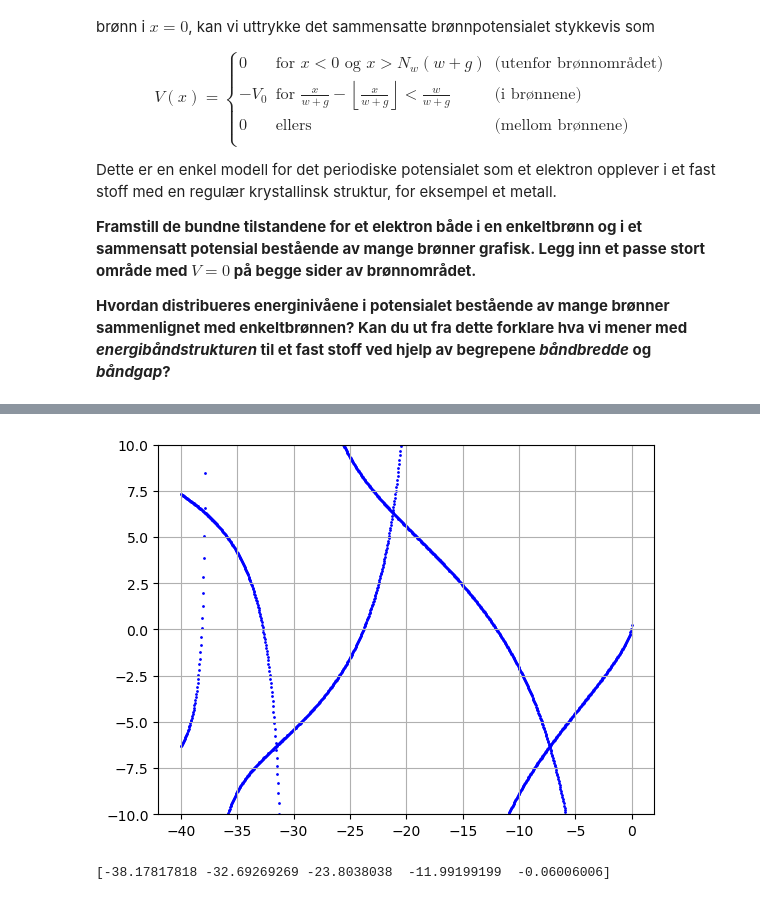
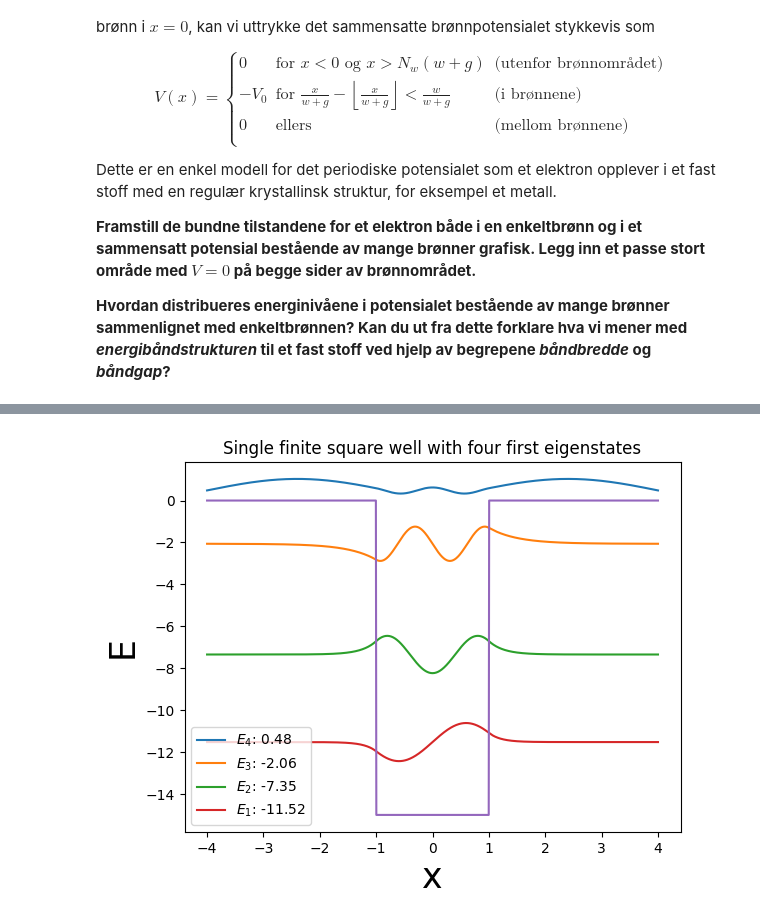
Before and after one commit to sondreklyve/semester3, a Jupyter notebook: Kvante/compex1.ipynb, the cells around one changed output, grey strips where cells are left out. Cells and saved outputs as stored; diff of their text form; code cells hidden in the pictures.

```diff
--- a/Kvante/compex1.ipynb
+++ b/Kvante/compex1.ipynb
@@ -276,25 +312,27 @@ plt.plot()
-# %%
-def f1(E, V0):
-    return np.sqrt(E+V0)*np.tan(np.sqrt(E+V0)) - np.sqrt(-E)
-def f2(E, V0, eps=1e-10):
-    return np.sqrt(E+V0+eps)/np.tan(np.sqrt(E+V0+eps)) + np.sqrt(-E)
-
-plt.scatter(E,f1(E,V0), s=1, color='blue')
-plt.scatter(E,f2(E,V0), s=1, color='blue')
-plt.grid()
-plt.ylim(-10,10)
-plt.show()
-
-
-f1s = f1(E, V0)
-f2s = f2(E, V0)
-
-zero_crossings_even = np.where(np.diff(np.sign(f1s)) * (np.abs(f1s[:-1])<3).astype(float))[0]
-zero_crossings_odd = np.where(np.diff(np.sign(f2s)) * (np.abs(f2s[:-1])<3).astype(float))[0]
-zero_crossings = np.sort(np.concatenate([zero_crossings_even, zero_crossings_odd]))
-Es_method1 =  (E[zero_crossings] + E[zero_crossings+1])/2
-
-print(Es_method1)
-# %% [output]
-[figure, removed]
-[-38.17817818 -32.69269269 -23.8038038  -11.99199199  -0.06006006]
+# %%
+omega = 2 * np.pi
+N = 1000
+w = 2  # Width of well
+V0 = 15
+
+x, dx = np.linspace(-2*w, 2*w, N, retstep=True)
+
+def V_func(x):
+    '''Define potential given position x'''
+    return -V0 * (np.abs(x) <= w / 2)
+
+V = np.array([V_func(i) for i in x])  # Evaluate potential along x-axis, and store in numpy array
+
+w, v = solve_schrodinger(V, dx)
+
+for n in range(4, 0, -1):  # Plot four first eigenstates
+    plt.plot(x, v[n] + w[n], label=f'$E_{n}$: {w[n]:.2f}')  # Plot wavefunction at corresponding energy state
+
+plt.title('Single finite square well with four first eigenstates')
+plt.plot(x, V)  # Plot potential (finite well)
+plt.legend()
+plt.xlabel('x', fontsize=25)
+plt.ylabel('E', fontsize=25)
+plt.show()
+# %% [output]
+[figure, added]
```
Also changed, not shown: parts of 13 cells of this notebook, 5 other files.
